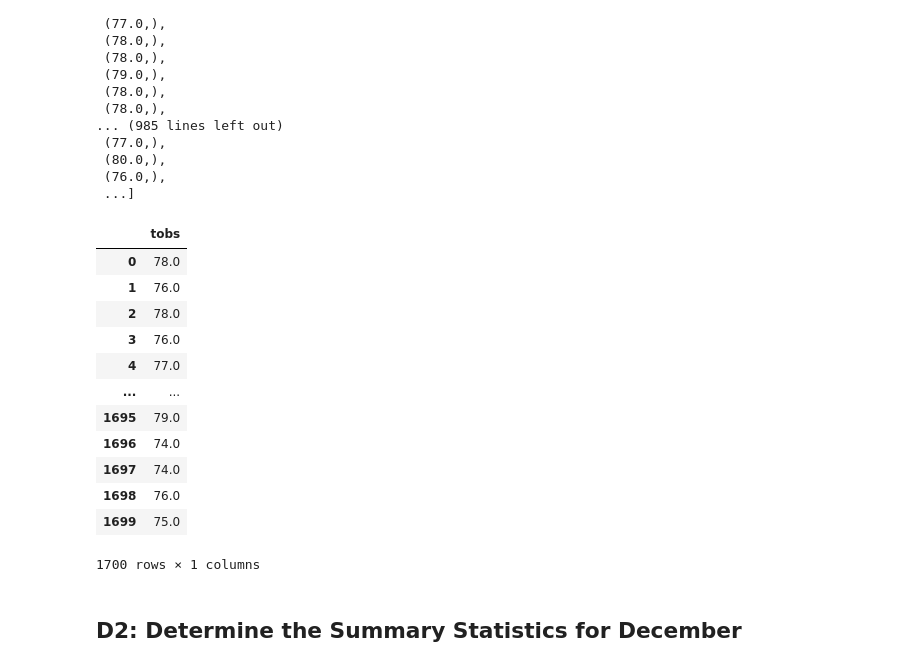
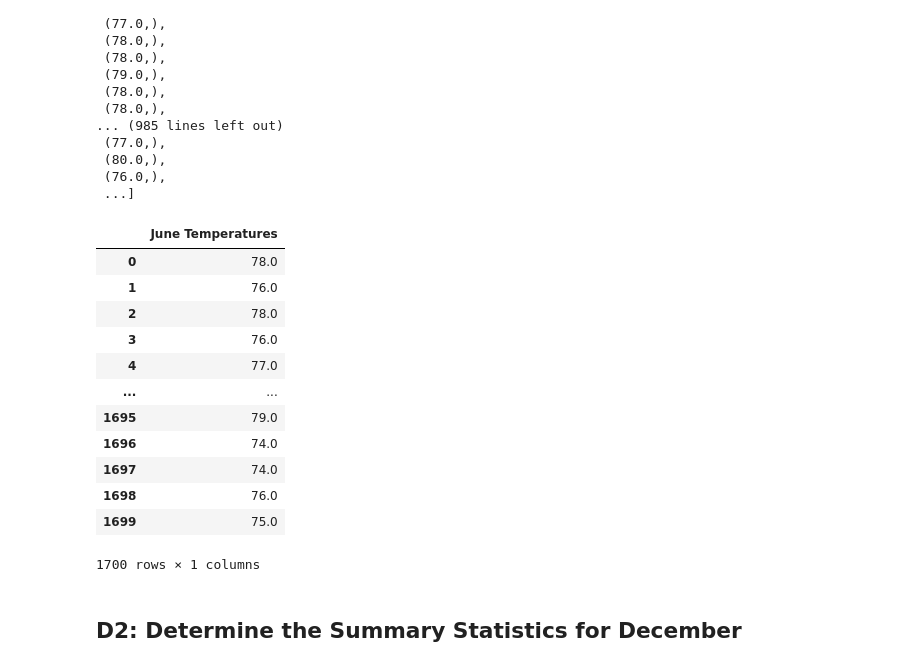
Before and after one commit to curt0230/surfs_up, a Jupyter notebook: SurfsUp_Challenge.ipynb, the cells around one changed output. Saved outputs shown, nothing was run; the diff lists cells and outputs as text; code cells hidden in the pictures.

```diff
--- a/SurfsUp_Challenge.ipynb
+++ b/SurfsUp_Challenge.ipynb
@@ -81,10 +81,10 @@ june_results
  ...]
 # %%
 # 4. Create a DataFrame from the list of temperatures for the month of June.
-june_df=pd.DataFrame(june_results, columns=["tobs"])
+june_df=pd.DataFrame(june_results, columns=["June Temperatures"])
 june_df
 # %% [output]
-|  | tobs |
+|  | June Temperatures |
 | 0 | 78.0 |
 | 1 | 76.0 |
 | 2 | 78.0 |
```
Also changed, not shown: parts of 1 cell of this notebook, 2 other files.
